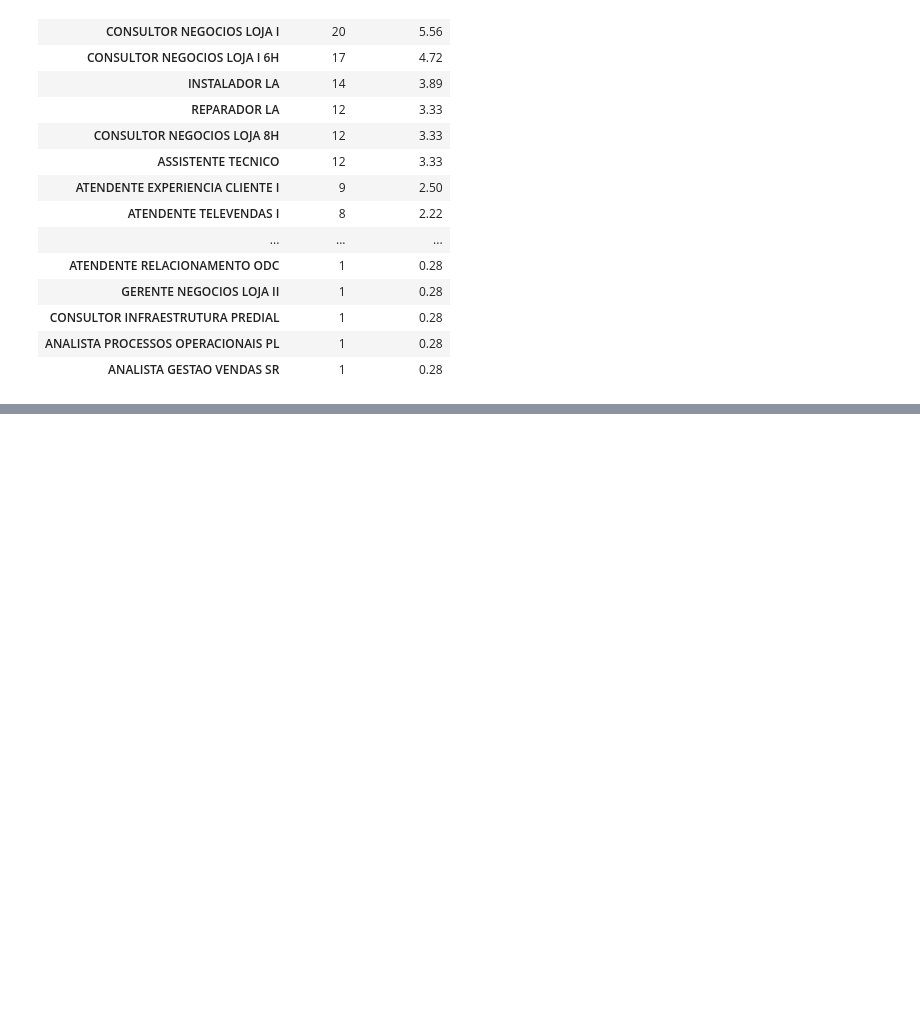
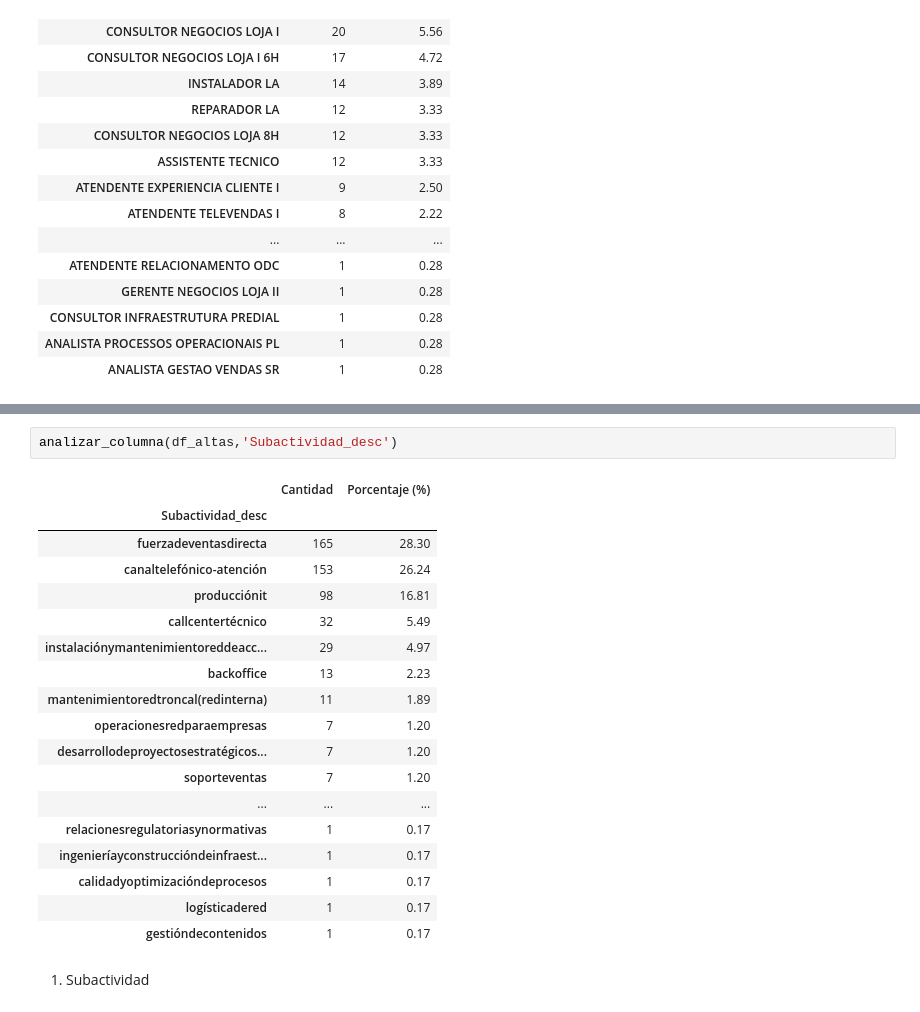
Before and after one commit to saraguzmanlopez-ops/caso_corusan, a Jupyter notebook: ETL.ipynb, the cells around one changed output, grey strips where cells are left out. Saved outputs shown, nothing was run; the diff lists cells and outputs as text; blank space fills up the shorter version.

```diff
--- a/ETL.ipynb
+++ b/ETL.ipynb
@@ -1027,0 +1074,23 @@ analizar_columna(df_bajas,'Nombre del puesto')
+# %%
+analizar_columna(df_altas,'Subactividad_desc')
+# %% [output]
+|  | Cantidad | Porcentaje (%) |
+| Subactividad_desc |  |  |
+| fuerzadeventasdirecta | 165 | 28.30 |
+| canaltelefónico-atención | 153 | 26.24 |
+| producciónit | 98 | 16.81 |
+| callcentertécnico | 32 | 5.49 |
+| instalaciónymantenimientoreddeacc... | 29 | 4.97 |
+| backoffice | 13 | 2.23 |
+| mantenimientoredtroncal(redinterna) | 11 | 1.89 |
+| operacionesredparaempresas | 7 | 1.20 |
+| desarrollodeproyectosestratégicos... | 7 | 1.20 |
+| soporteventas | 7 | 1.20 |
+| ... | ... | ... |
+| relacionesregulatoriasynormativas | 1 | 0.17 |
+| ingenieríayconstruccióndeinfraest... | 1 | 0.17 |
+| calidadyoptimizacióndeprocesos | 1 | 0.17 |
+| logísticadered | 1 | 0.17 |
+| gestióndecontenidos | 1 | 0.17 |
+# %% [markdown]
+ 1)  Subactividad
```
Also changed, not shown: parts of 30 cells of this notebook, 1 other file.
